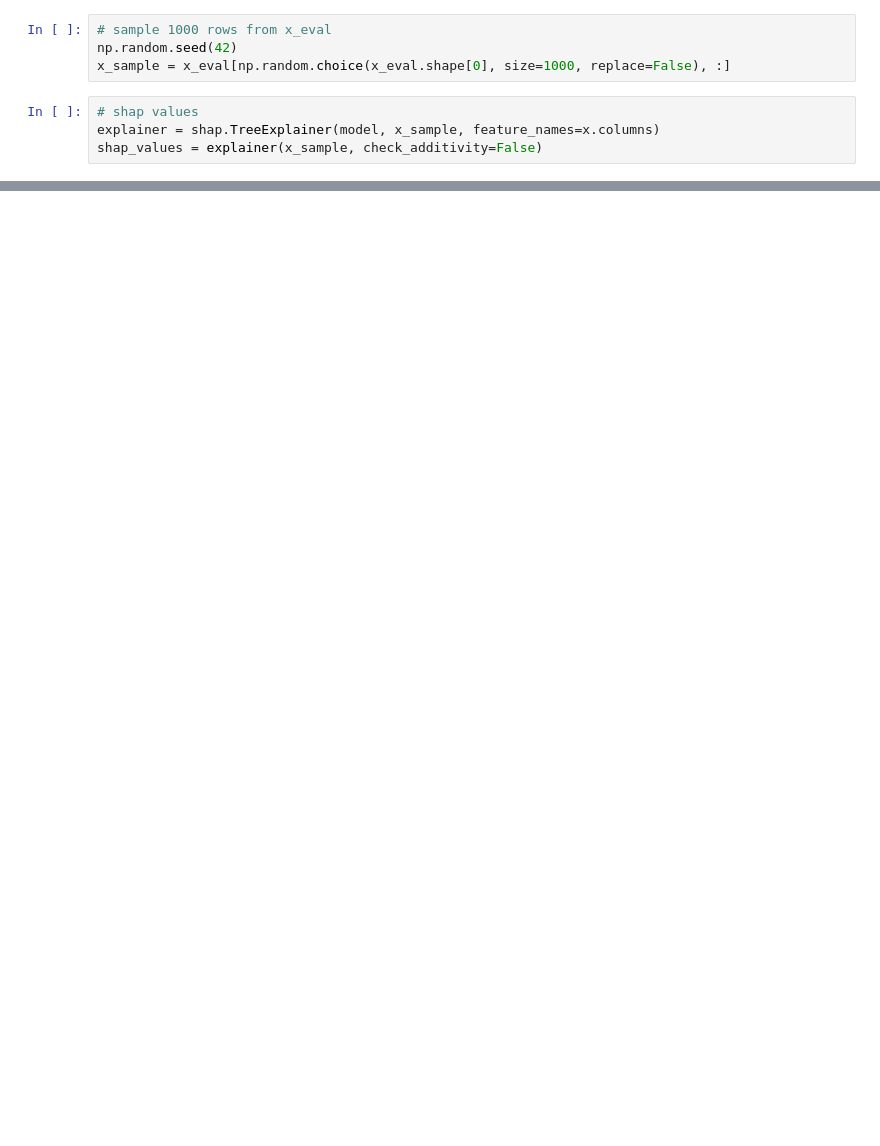
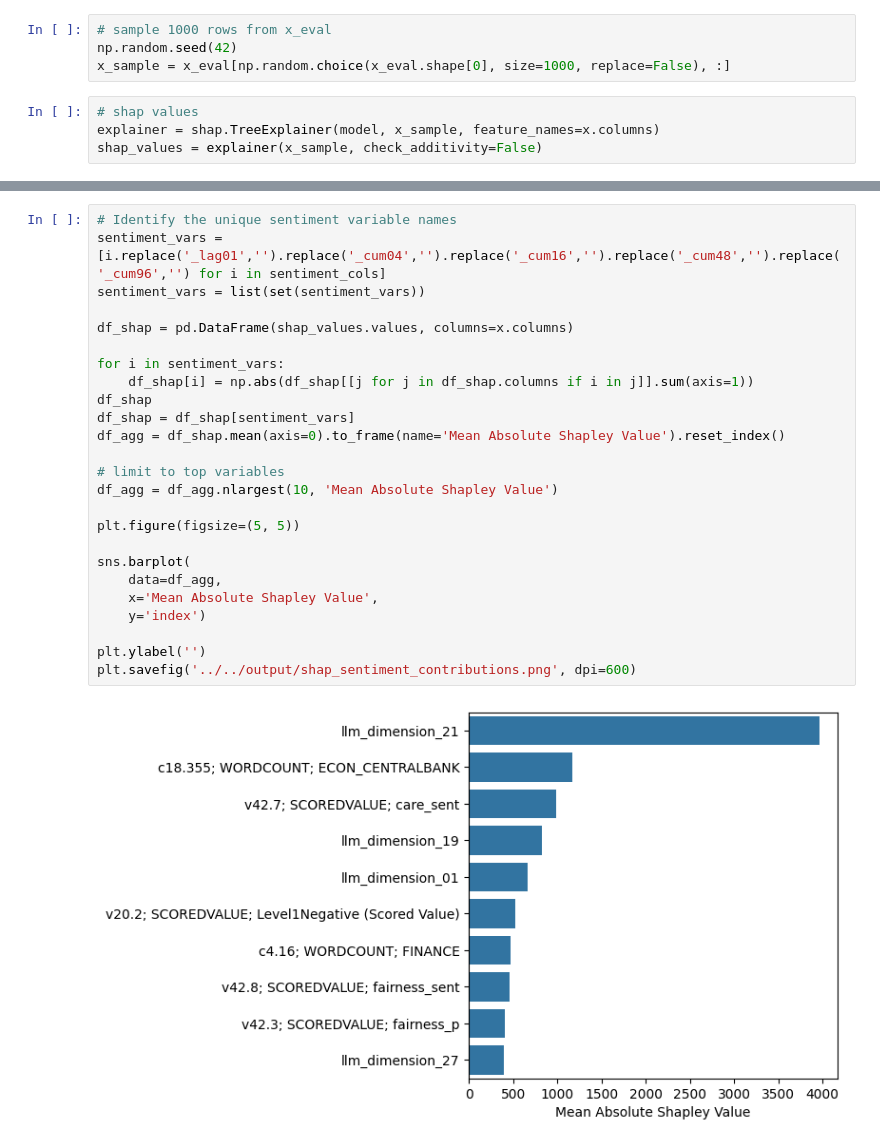
Before and after one commit to svanomm/sentiment-volume-forecasting, a Jupyter notebook: Scripts/05 Models/08 Best Model Shapley Values.ipynb, the cells around one changed output, grey strips where cells are left out. Drawn from its saved outputs; the diff is of its cells as text; blank space fills up the shorter version.

```diff
--- a/Scripts/05 Models/08 Best Model Shapley Values.ipynb
+++ b/Scripts/05 Models/08 Best Model Shapley Values.ipynb
@@ -88,0 +95,27 @@ shap.plots.beeswarm(shap_values, max_display=100)
+# %%
+# Identify the unique sentiment variable names
+sentiment_vars = [i.replace('_lag01','').replace('_cum04','').replace('_cum16','').replace('_cum48','').replace('_cum96','') for i in sentiment_cols]
+sentiment_vars = list(set(sentiment_vars))
+
+df_shap = pd.DataFrame(shap_values.values, columns=x.columns)
+
+for i in sentiment_vars:
+    df_shap[i] = np.abs(df_shap[[j for j in df_shap.columns if i in j]].sum(axis=1))
+df_shap
+df_shap = df_shap[sentiment_vars]
+df_agg = df_shap.mean(axis=0).to_frame(name='Mean Absolute Shapley Value').reset_index()
+
+# limit to top variables
+df_agg = df_agg.nlargest(10, 'Mean Absolute Shapley Value')
+
+plt.figure(figsize=(5, 5))
+
+sns.barplot(
+    data=df_agg,
+    x='Mean Absolute Shapley Value',
+    y='index')
+
+plt.ylabel('')
+plt.savefig('../../output/shap_sentiment_contributions.png', dpi=600)
+# %% [output]
+[figure, added]
```
Also changed, not shown: parts of 11 cells of this notebook, 14 other files.
